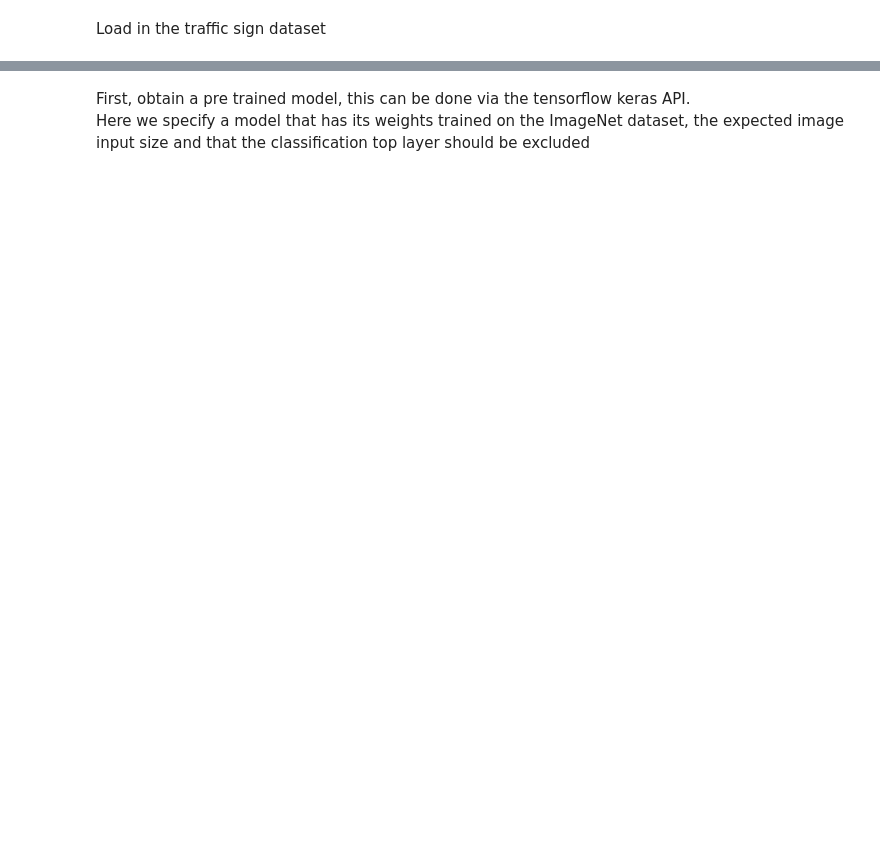
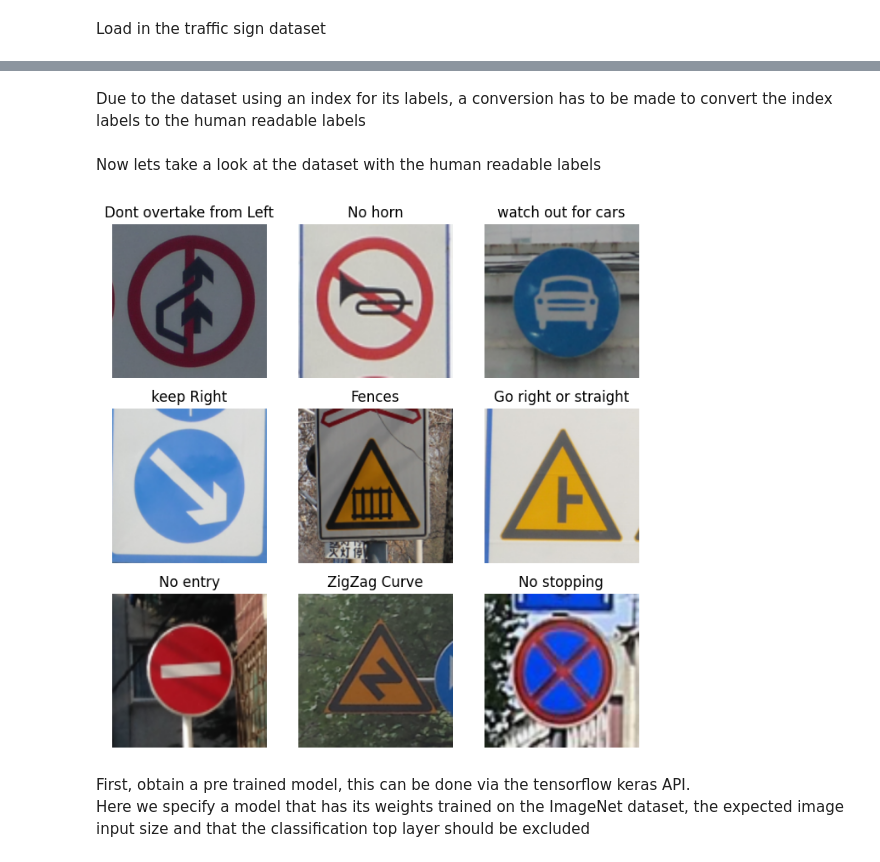
Before and after one commit to Thomas-Molen/FHICT-S7-AI, a Jupyter notebook: TrafficSignTransferredRecognition/TrafficSigns.ipynb, the cells around one changed output, grey strips where cells are left out. Cells and saved outputs as stored; diff of their text form; code cells hidden in the pictures; blank space fills up the shorter version.

```diff
--- a/TrafficSignTransferredRecognition/TrafficSigns.ipynb
+++ b/TrafficSignTransferredRecognition/TrafficSigns.ipynb
@@ -25,5 +25,6 @@ from tensorflow.keras.models import Sequential
 Load in the traffic sign dataset
 # %%
 dataset_directory = "Dataset/traffic_Data/DATA/"
+labels_path = "Dataset/labels.csv"
 # %%
 dataset = tf.keras.utils.image_dataset_from_directory(dataset_directory, labels='inferred', seed=123)
@@ -30,3 +53,23 @@ dataset = tf.keras.utils.image_dataset_from_directory(dataset_directory, labels=
+# %% [markdown]
+Due to the dataset using an index for its labels, a conversion has to be made to convert the index labels to the human readable labels
+# %%
+original_class_names = dataset.class_names
+csv_labels = pd.read_csv(labels_path)
+csv_labels_dict = classid_to_name = dict(zip(csv_labels['ClassId'], csv_labels['Name']))
+def relabel(label):
+    return csv_labels_dict[int(label)]
+# %% [markdown]
+Now lets take a look at the dataset with the human readable labels
+# %%
+plt.figure(figsize=(8, 8))
+for images, labels in dataset.take(1):
+    for i in range(9):
+        ax = plt.subplot(3, 3, i + 1)
+        plt.imshow(images[i].numpy().astype("uint8"))
+        plt.title(relabel(original_class_names[labels[i]]))
+        plt.axis("off")
+# %% [output]
+[figure, added]
 # %% [markdown]
 First, obtain a pre trained model, this can be done via the tensorflow keras API.
 Here we specify a model that has its weights trained on the ImageNet dataset, the expected image input size and that the classification top layer should be excluded
```
Also changed, not shown: parts of 30 cells of this notebook.
